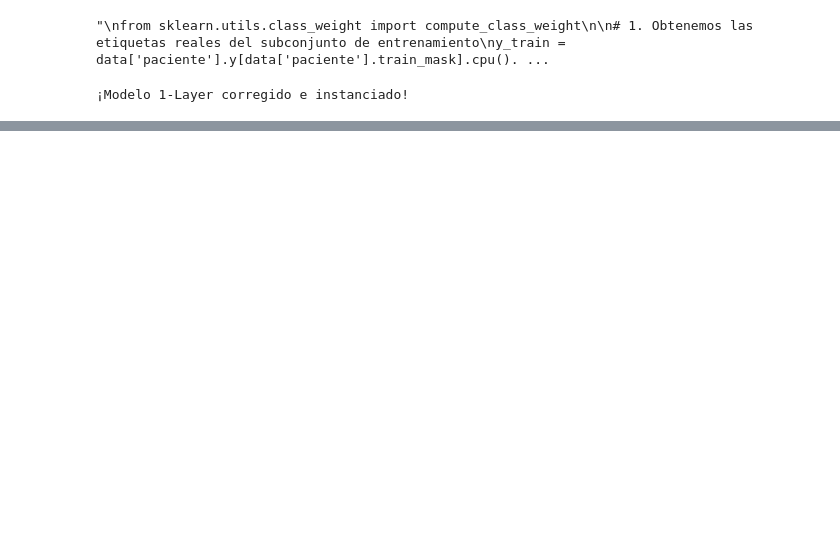
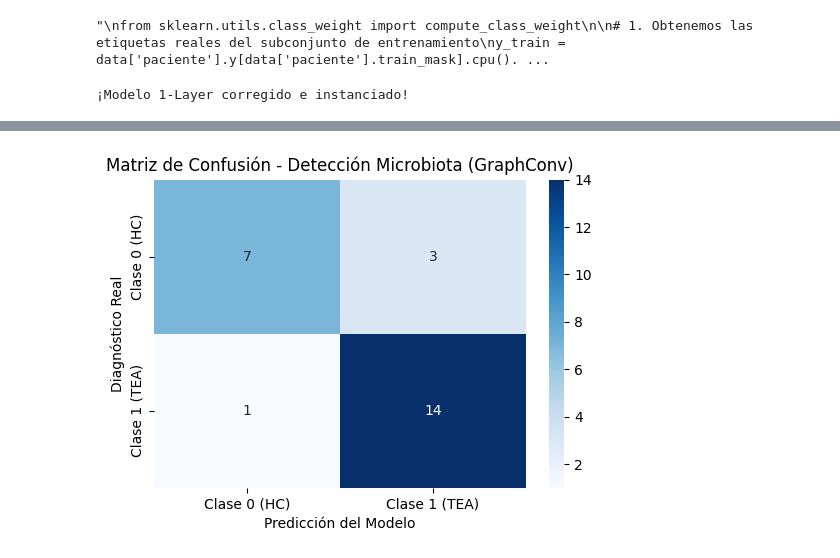
Before and after one commit to nico89h/Analisis-computacional-de-datos-de-microbioma-intestinal-mediante-grafos-y-aprendizaje-automatico, a Jupyter notebook: taxonomia.ipynb, the cells around one changed output, grey strips where cells are left out. Drawn from its saved outputs; the diff is of its cells as text; code cells hidden in the pictures; blank space fills up the shorter version.

```diff
--- a/taxonomia.ipynb
+++ b/taxonomia.ipynb
@@ -764,0 +873,81 @@ TOP 5 BACTERIAS MÁS IMPORTANTES PARA DIAGNOSTICAR Clase 1 (TEA):
+# %%
+import torch.optim as optim
+import torch.nn as nn
+from sklearn.metrics import classification_report, confusion_matrix
+import seaborn as sns
+import matplotlib.pyplot as plt
+
+# ==========================================
+# 1. PREPARACIÓN Y NUEVOS HIPERPARÁMETROS
+# ==========================================
+device = torch.device('cuda' if torch.cuda.is_available() else 'cpu')
+modelo = modelo.to(device)
+data = data.to(device)
+
+# Reducimos el Learning Rate a 0.001 (crucial para la estabilidad)
+# Y bajamos el weight_decay a 1e-4 para que no pelee contra el gradiente
+optimizador = optim.AdamW(modelo.parameters(), lr=0.001, weight_decay=1e-4)
+
+# Castigo Asimétrico Severo: Obligamos a la red a prestar atención a la clase HC (0)
+# Le damos el doble de peso matemático a la clase 0
+pesos_agresivos = torch.tensor([2.0, 1.0], dtype=torch.float).to(device)
+criterio = nn.CrossEntropyLoss(weight=pesos_agresivos)
+
+# ==========================================
+# 2. BUCLE DE ENTRENAMIENTO ESTABILIZADO
+# ==========================================
+epocas = 120 # Podemos darle más épocas ahora que avanza más lento
+print("--- INICIANDO ENTRENAMIENTO ESTABILIZADO ---")
+
+for epoca in range(epocas):
+    modelo.train()
+    optimizador.zero_grad()
+
+    salida = modelo(data.x_dict, data.edge_index_dict, data.edge_attr_dict)
+
+    predicciones = salida
+    etiquetas_reales = data['paciente'].y
+    mascara_train = data['paciente'].train_mask
+
+    loss = criterio(predicciones[mascara_train], etiquetas_reales[mascara_train])
+    loss.backward()
+
+    # EL SECRETO DE LA ESTABILIDAD: Gradient Clipping
+    # Evita que las actualizaciones de los pesos exploten o reboten violentamente
+    torch.nn.utils.clip_grad_norm_(modelo.parameters(), max_norm=1.0)
+
+    optimizador.step()
+
+    # Imprimimos el progreso
+    if (epoca + 1) % 20 == 0:
+        print(f'Época {epoca+1:03d} | Pérdida (Loss): {loss.item():.4f}')
+
+# ==========================================
+# 3. EVALUACIÓN Y REPORTE
+# ==========================================
+print("\n--- INICIANDO EVALUACIÓN EN CONJUNTO DE PRUEBA ---")
+modelo.eval()
+
+with torch.no_grad():
+    salida_final = modelo(data.x_dict, data.edge_index_dict, data.edge_attr_dict)
+    clases_predichas = salida_final.argmax(dim=1)
+
+mascara_test = data['paciente'].test_mask
+y_real = data['paciente'].y[mascara_test].cpu().numpy()
+y_predicho = clases_predichas[mascara_test].cpu().numpy()
+
+nombres_clases = ['Clase 0 (HC)', 'Clase 1 (TEA)']
+
+print("\nREPORTE DE CLASIFICACIÓN:")
+print(classification_report(y_real, y_predicho, target_names=nombres_clases))
+
+matriz = confusion_matrix(y_real, y_predicho)
+plt.figure(figsize=(6, 4))
+sns.heatmap(matriz, annot=True, fmt='d', cmap='Blues',
+            xticklabels=nombres_clases,
+            yticklabels=nombres_clases)
+plt.title('Matriz de Confusión - Detección Microbiota (GraphConv)')
+plt.ylabel('Diagnóstico Real')
+plt.xlabel('Predicción del Modelo')
+plt.show()
+# %% [output]
@@ -764,0 +973 @@ TOP 5 BACTERIAS MÁS IMPORTANTES PARA DIAGNOSTICAR Clase 1 (TEA):
+[figure, added]
```
Also changed, not shown: parts of 12 cells of this notebook.
